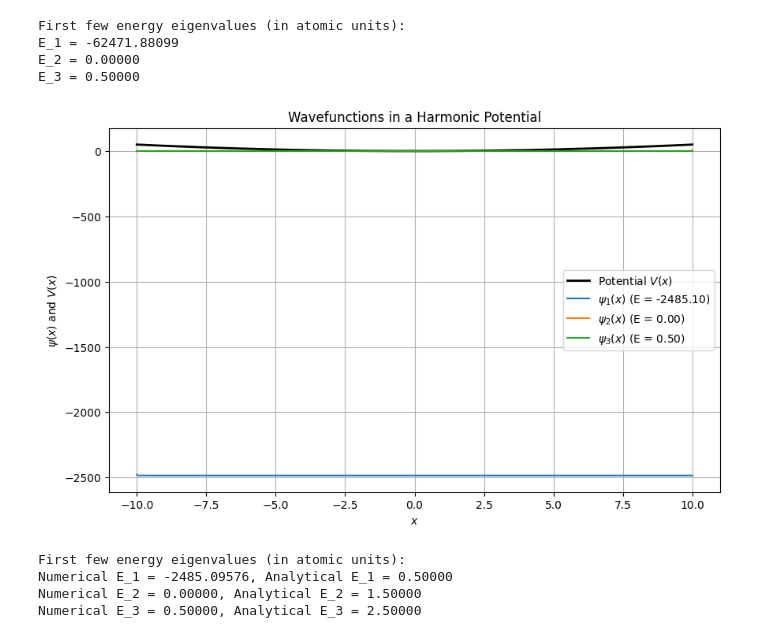
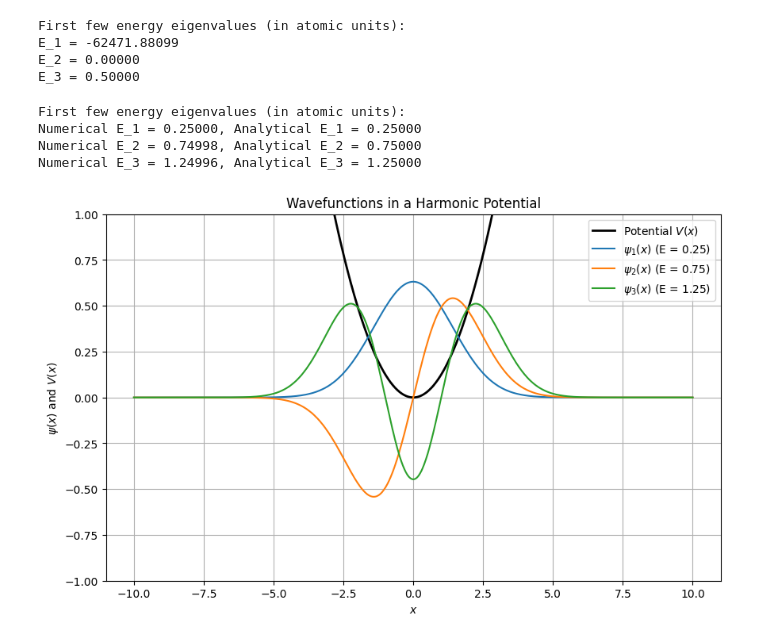
Before and after one commit to navgaur/QM1_UGCF, a Jupyter notebook: Schrodinger_Eqn_1.ipynb, the cells around one changed output. Saved outputs shown, nothing was run; the diff lists cells and outputs as text; code cells hidden in the pictures.

```diff
--- a/Schrodinger_Eqn_1.ipynb
+++ b/Schrodinger_Eqn_1.ipynb
@@ -536,11 +536,11 @@ from scipy.linalg import eigh
 # Constants (in atomic units for simplicity)
 hbar = 1.0  # Reduced Planck's constant
 m = 1.0     # Mass of the particle
-omega = 1.0 # Angular frequency of the harmonic oscillator
+omega = 0.5 # Angular frequency of the harmonic oscillator
 
 # Define the spatial grid
-N = 2000               # Number of grid points
-x_max = 10.0           # Maximum x value (needs to be large enough for the wavefunction to decay)
+N = 1000               # Number of grid points
+x_max = 10          # Maximum x value (needs to be large enough for the wavefunction to decay)
 x = np.linspace(-x_max, x_max, N)  # Grid from -x_max to x_max
 dx = x[1] - x[0]       # Spatial step size
 
@@ -554,38 +554,42 @@ H = np.zeros((N, N))
 for i in range(1, N-1):
     H[i, i-1] = H[i, i+1] = -hbar**2 / (2 * m * dx**2)  # Off-diagonal terms (kinetic energy)
     H[i, i] = hbar**2 / (m * dx**2) + V[i]              # Diagonal terms (potential + kinetic energy)
+
+H[0,0]=H[N-1,N-1] = 10000
 
 # Solve the eigenvalue problem for H
 energies, wavefunctions = eigh(H)
 
 # Normalize the wavefunctions for proper visualization
 for n in range(wavefunctions.shape[1]):
     norm = np.sqrt(np.sum(np.abs(wavefunctions[:, n])**2) * dx)  # Compute normalization factor
     wavefunctions[:, n] /= norm  # Normalize the wavefunctions
 
 # Plot the potential and first few wavefunctions
 plt.figure(figsize=(10, 6))
 plt.plot(x, V, label="Potential $V(x)$", color='black', linewidth=2)
 
 # Plot the first 3 wavefunctions (scaled for visualization by shifting with energies)
 for n in range(3):
-    plt.plot(x, wavefunctions[:, n] + energies[n], label=f"$\psi_{n+1}(x)$ (E = {energies[n]:.2f})")
+    plt.plot(x, wavefunctions[:, n], label=f"$\psi_{n+1}(x)$ (E = {energies[n]:.2f})")
+#    plt.plot(x, wavefunctions[:, n] + energies[n], label=f"$\psi_{n+1}(x)$ (E = {energies[n]:.2f})")
 
 plt.xlabel("$x$")
 plt.ylabel("$\psi(x)$ and $V(x)$")
 plt.legend()
 plt.title("Wavefunctions in a Harmonic Potential")
 plt.grid(True)
-plt.show()
+plt.ylim(-1,1)
+
 
 # Print the first few energy eigenvalues (comparing with the expected analytical results)
 print("First few energy eigenvalues (in atomic units):")
 for n in range(3):
     analytical_energy = hbar * omega * (n + 0.5)
     print(f"Numerical E_{n+1} = {energies[n]:.5f}, Analytical E_{n+1} = {analytical_energy:.5f}")
 # %% [output]
+First few energy eigenvalues (in atomic units):
+Numerical E_1 = 0.25000, Analytical E_1 = 0.25000
+Numerical E_2 = 0.74998, Analytical E_2 = 0.75000
+Numerical E_3 = 1.24996, Analytical E_3 = 1.25000
-[figure, old version]
+[figure, new version]
-First few energy eigenvalues (in atomic units):
-Numerical E_1 = -2485.09576, Analytical E_1 = 0.50000
-Numerical E_2 = 0.00000, Analytical E_2 = 1.50000
-Numerical E_3 = 0.50000, Analytical E_3 = 2.50000
```
